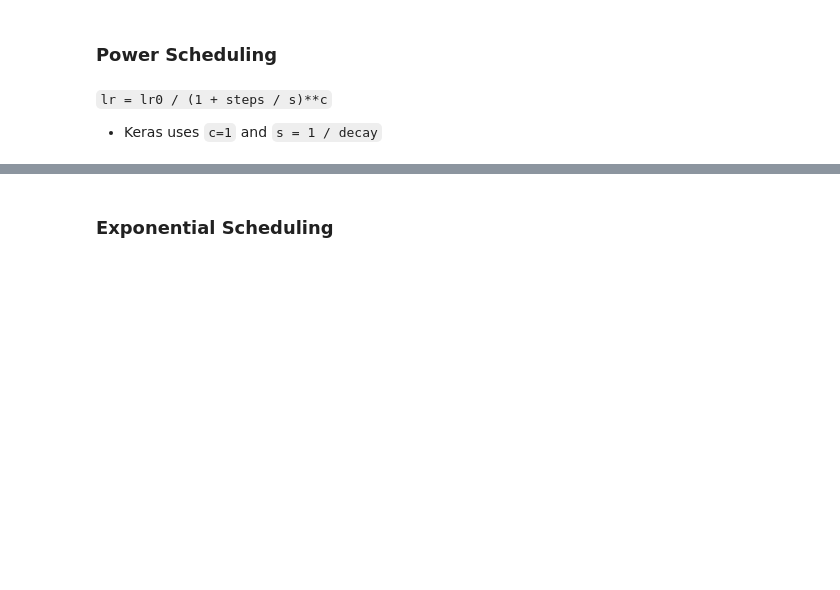
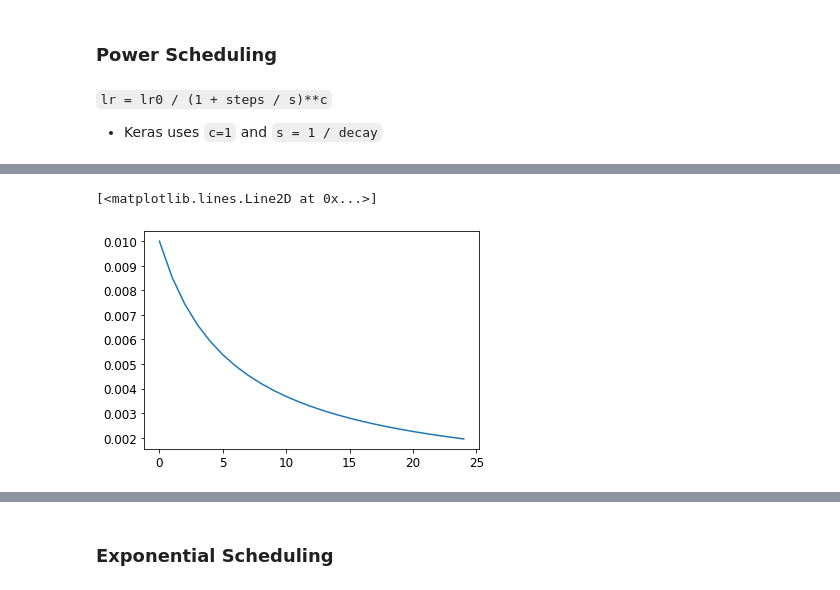
Before and after one commit to MiguelG26/Learning, a Jupyter notebook: Hands-On Machine Learning with Scikit-Learn and TensorFlow2/11_training_deep_neural_networks.ipynb, the cells around one changed output, grey strips where cells are left out. Drawn from its saved outputs; the diff is of its cells as text; code cells hidden in the pictures; blank space fills up the shorter version.

```diff
--- a/Hands-On Machine Learning with Scikit-Learn and TensorFlow2/11_training_deep_neural_networks.ipynb
+++ b/Hands-On Machine Learning with Scikit-Learn and TensorFlow2/11_training_deep_neural_networks.ipynb
@@ -843,3 +847,15 @@ optimizer = keras.optimizers.SGD(lr=0.01, decay=1e-4)
+# %%
+learning_rate = 0.01
+decay = 1e-4
+n_steps_per_epoch = 1718
+
+x=np.array([])
+for i in range(25):
+  x=np.append(x,learning_rate / (1 + decay * i * n_steps_per_epoch))
+plt.plot(x)
+# %% [output]
+[<matplotlib.lines.Line2D at 0x...>]
+[figure, added]
 # %%
 model = keras.models.Sequential([
     keras.layers.Flatten(input_shape=[28, 28]),
```
Also changed, not shown: parts of 11 cells of this notebook.
